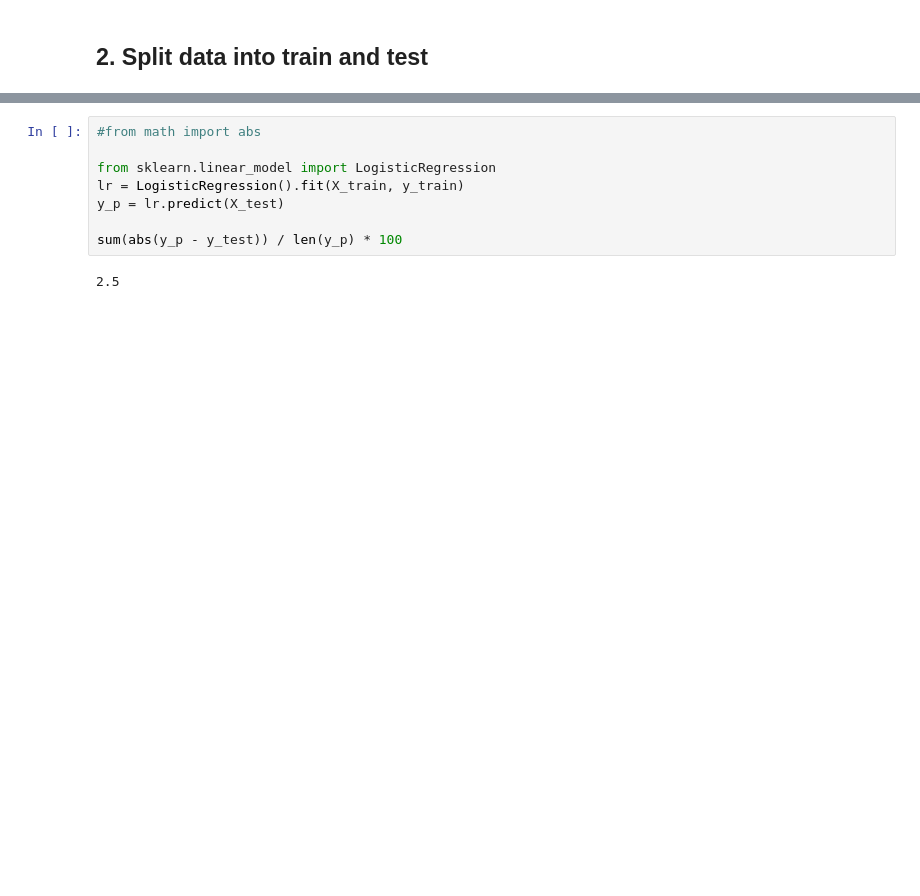
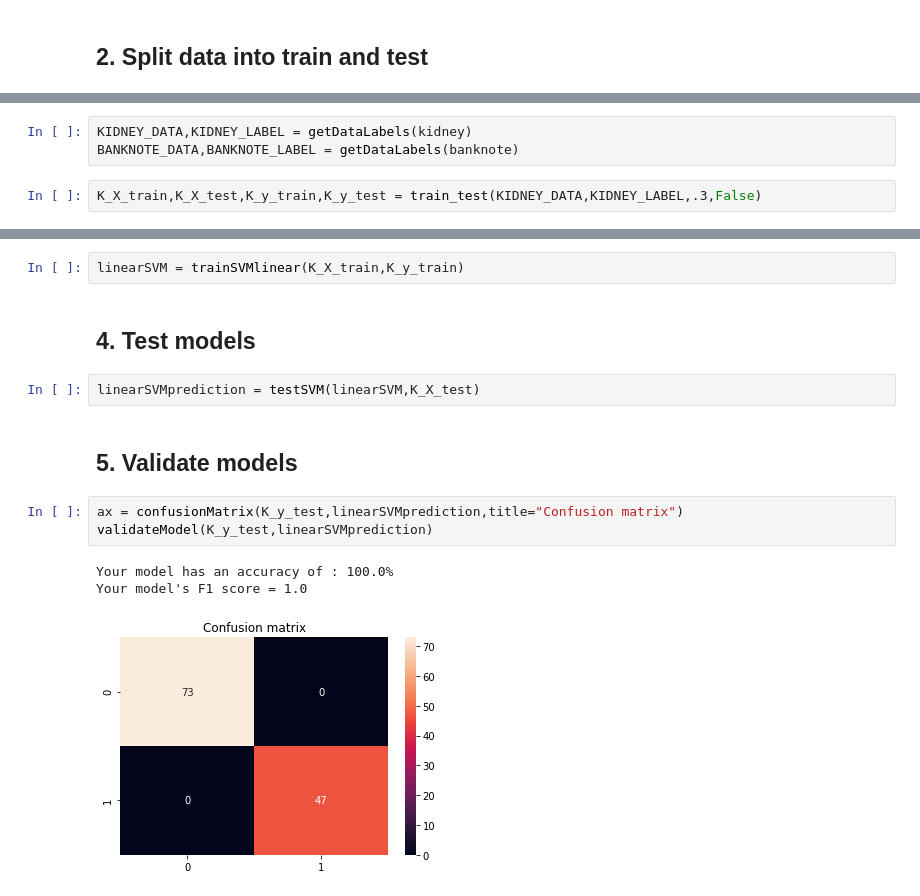
Before and after one commit to thibaultspriet/developmentProjectML, a Jupyter notebook: worflow.ipynb, the cells around one changed output, grey strips where cells are left out. Cells and saved outputs as stored; diff of their text form; blank space fills up the shorter version.

Commit message:
model validation

```diff
--- a/worflow.ipynb
+++ b/worflow.ipynb
@@ -103 +55,6 @@ X = X.select_dtypes(include=np.number)
+# %%
+KIDNEY_DATA,KIDNEY_LABEL = getDataLabels(kidney)
+BANKNOTE_DATA,BANKNOTE_LABEL = getDataLabels(banknote)
+# %%
+K_X_train,K_X_test,K_y_train,K_y_test = train_test(KIDNEY_DATA,KIDNEY_LABEL,.3,False)
 # %% [markdown]
@@ -113,10 +62,15 @@ sum(abs(prediction - y_test))/len(prediction)*100
-# %%
-#from math import abs
-
-from sklearn.linear_model import LogisticRegression
-lr = LogisticRegression().fit(X_train, y_train)
-y_p = lr.predict(X_test)
-
-sum(abs(y_p - y_test)) / len(y_p) * 100
-# %% [output]
-2.5
+# %%
+linearSVM = trainSVMlinear(K_X_train,K_y_train)
+# %% [markdown]
+## 4. Test models
+# %%
+linearSVMprediction = testSVM(linearSVM,K_X_test)
+# %% [markdown]
+## 5. Validate models
+# %%
+ax = confusionMatrix(K_y_test,linearSVMprediction,title="Confusion matrix")
+validateModel(K_y_test,linearSVMprediction)
+# %% [output]
+Your model has an accuracy of : 100.0%
+Your model's F1 score = 1.0
+[figure, added]
```
Also changed, not shown: parts of 15 cells of this notebook, 1 other file.
